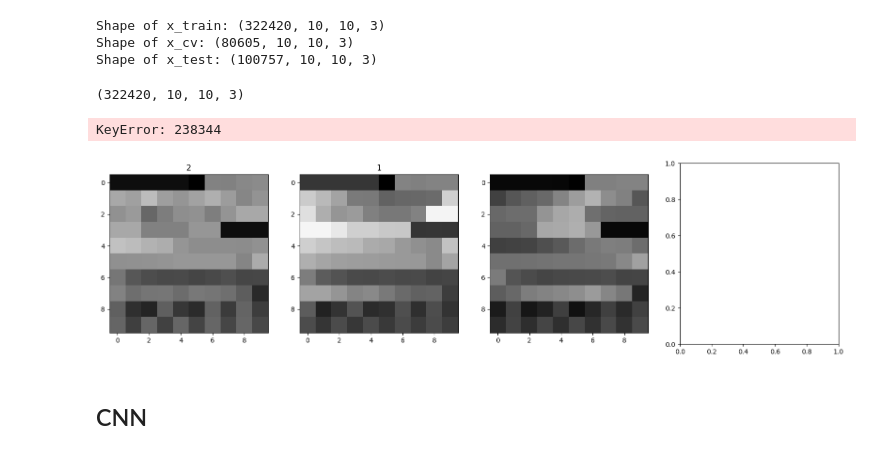
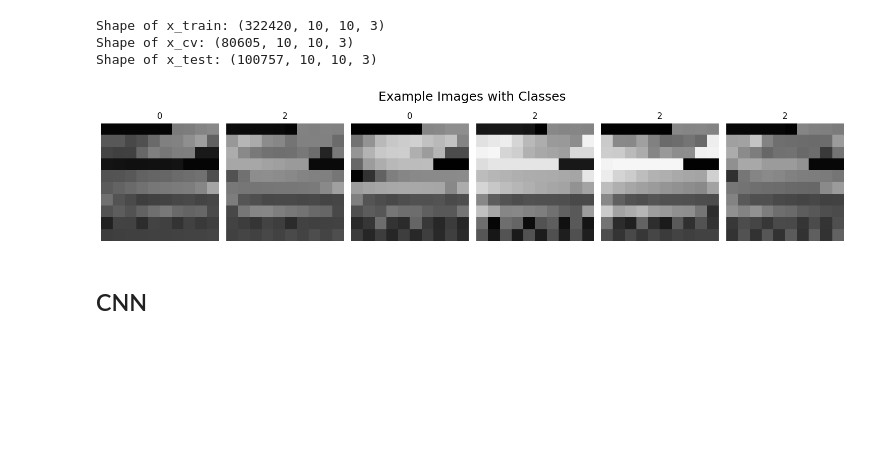
Before and after one commit to Deadeye111/fhgr-cds-305-trading-bot, a Jupyter notebook: CNN/CNN_based_TradingBot_V1.ipynb, the cells around one changed output. Drawn from its saved outputs; the diff is of its cells as text; code cells hidden in the pictures; blank space fills up the shorter version.

Commit message:
maybee fixed example image plot

```diff
--- a/CNN/CNN_based_TradingBot_V1.ipynb
+++ b/CNN/CNN_based_TradingBot_V1.ipynb
@@ -778,22 +788,20 @@ print(f'Shape of x_test: {x_test.shape}')
 Shape of x_train: (322420, 10, 10, 3)
 Shape of x_cv: (80605, 10, 10, 3)
 Shape of x_test: (100757, 10, 10, 3)
-# %%
-x_train.shape
-# %% [output]
-(322420, 10, 10, 3)
 # %%
-# Subplot with 4 plots in a row with random data
+fig, axs = plt.subplots(1, 6, figsize=(15, 10))
 
-fig, ax = plt.subplots(1, 4, figsize=(20, 5))
-for i in range(4):
-    index = np.random.randint(0, x_train.shape[0])
-    ax[i].imshow(x_train[index])
-    ax[i].set_title(y_train[index])
+for i in range(6):
+    sample = np.random.randint(0, x_train.shape[0])
+    axs[i].imshow(x_train[sample])
+    axs[i].set_title(y_train.iloc[sample])
+    axs[i].axis('off')
+
+plt.tight_layout()
+fig.suptitle('Example Images with Classes', fontsize=18, y=0.68)
 plt.show()
 # %% [output]
-KeyError: 238344
-[figure, old version]
+[figure, new version]
 # %% [markdown]
 ## CNN
 # %%
```
Also changed, not shown: parts of 1 cell of this notebook, 1 other file.
